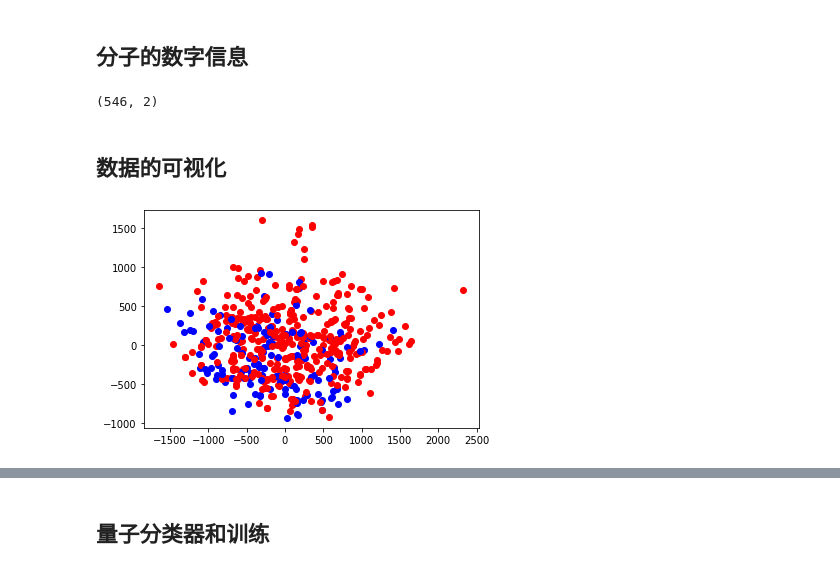
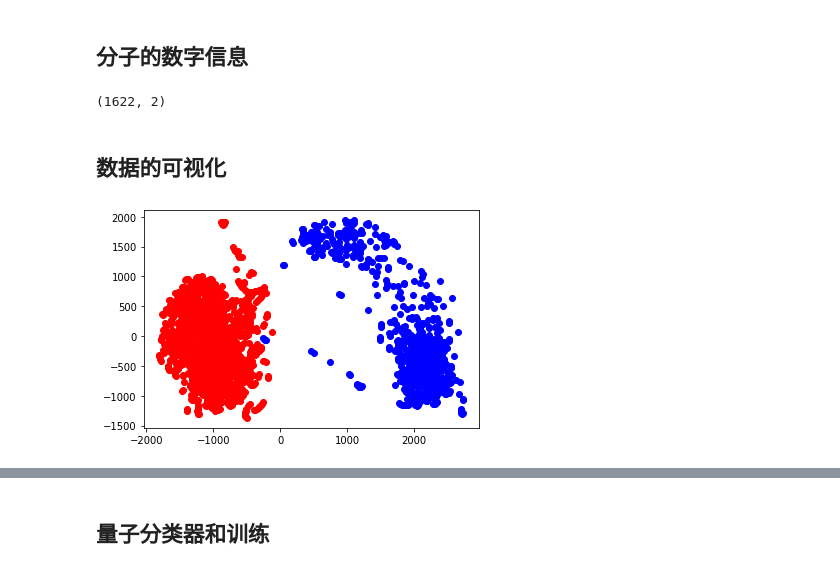
Before and after one commit to MS333-ML/Medical-Image-Classification, a Jupyter notebook: jupyter/Qclassifier-images.ipynb, the cells around one changed output, grey strips where cells are left out. Drawn from its saved outputs; the diff is of its cells as text; code cells hidden in the pictures.

```diff
--- a/jupyter/Qclassifier-images.ipynb
+++ b/jupyter/Qclassifier-images.ipynb
@@ -25,8 +24,9 @@ from paddle_quantum.utils import pauli_str_to_matrix
 图像数据集
 ----
 # %%
-root = '../datasets/'
-npz_file = np.load(os.path.join(root, 'breastmnist.npz'))
+#root = '/home/johnson-lin/Downloads'
+#npz_file = np.load(os.path.join(root, 'organmnist_coronal.npz'))
+npz_file = np.load('minidata.npz')
 train_data = npz_file['train_images']
 train_labels =  npz_file['train_labels']
 val_data = npz_file['val_images']
@@ -44,7 +44,7 @@ def show_images(images, labels):
     plt.show()
 # %%
 X, y = [], []
-for i in range(10):
+for i in range(20):
     X.append(train_data[i])
     y.append(train_labels[i])
 show_images(X, y)
@@ -61,3 +58,3 @@ reduction_method = pca
 # %%
-Q_code=reduction_method.fit_transform(train_data.reshape(train_data.shape[0], -1))
+Q_code=tsne.fit_transform(train_data.reshape(train_data.shape[0], -1))
 # %%
@@ -65,18 +62,18 @@ Q1_code=reduction_method.fit_transform(test_data.reshape(test_data.shape[0], -1)
 # %%
 Q_code.shape
 # %% [output]
-(546, 2)
+(1622, 2)
 # %% [markdown]
 数据的可视化
 ----
 # %%
-for i in range(len(train_labels)):
+for i in range(len(train_data)):
     if train_labels[i]== 1:
         plt.scatter(Q_code.T[0][i],Q_code.T[1][i],color='r')
     else:
         plt.scatter(Q_code.T[0][i],Q_code.T[1][i],color='b')
 # %% [output]
-[figure, old version]
+[figure, new version]
 # %%
 tmp = Q1_code.T
 for i in range(len(test_labels)):
```
Also changed, not shown: parts of 11 cells of this notebook, 3 other files.
